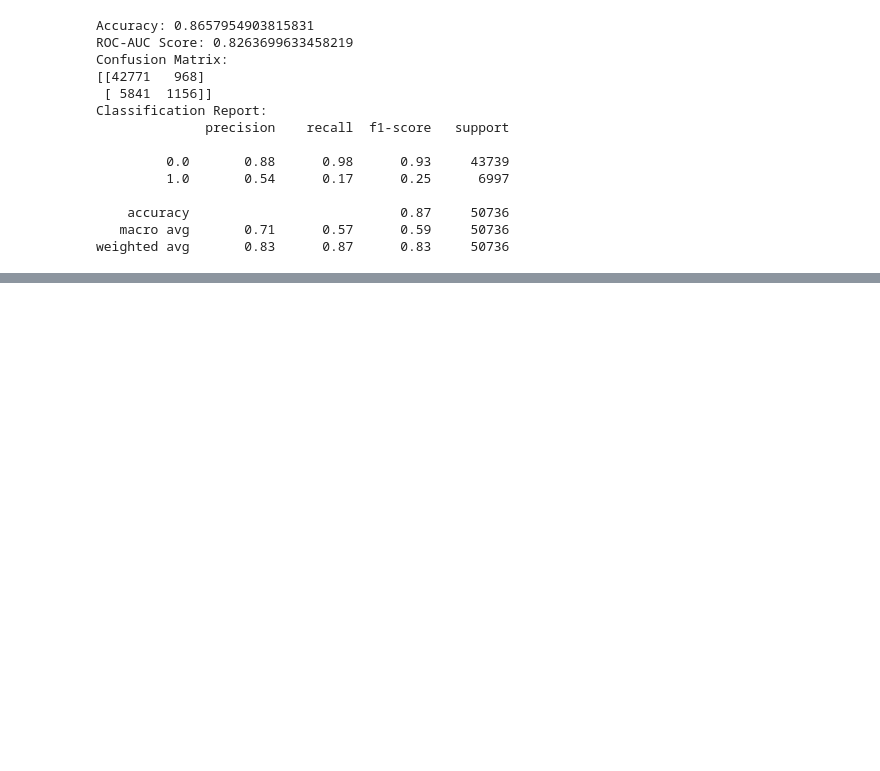
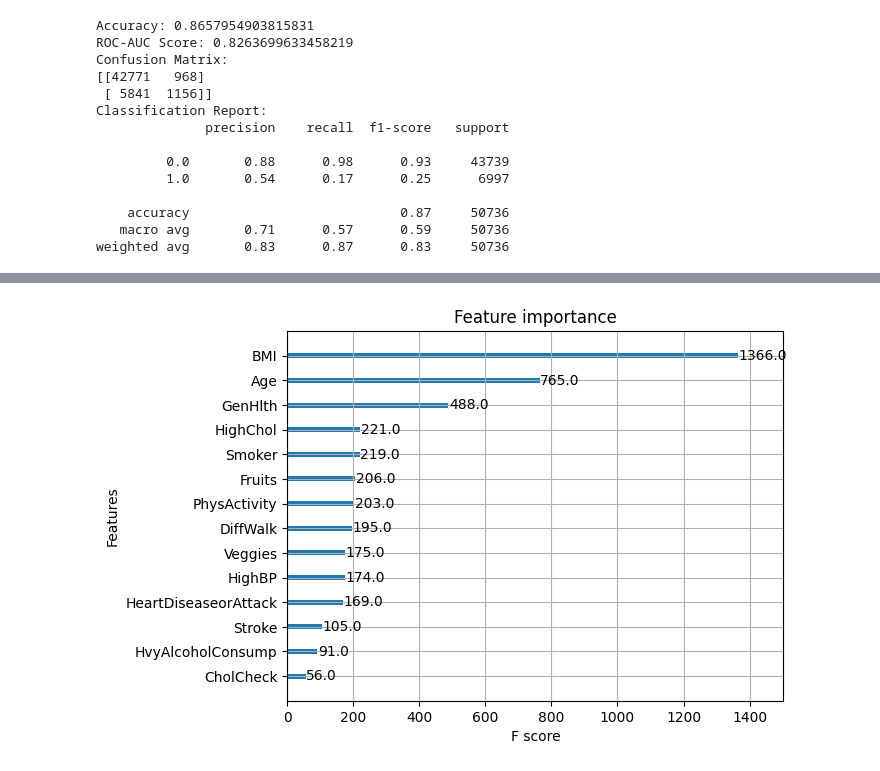
Before and after one commit to JanNordskog/Assignment2DiabetesClassification-, a Jupyter notebook: main.ipynb, the cells around one changed output, grey strips where cells are left out. Cells and saved outputs as stored; diff of their text form; code cells hidden in the pictures; blank space fills up the shorter version.

```diff
--- a/main.ipynb
+++ b/main.ipynb
@@ -291,0 +135,9 @@ print(f"Classification Report:\n{class_report}")
+# %%
+import matplotlib.pyplot as plt
+from xgboost import plot_importance
+
+# Plot feature importances
+plot_importance(xgb_model_precision)
+plt.show()
+# %% [output]
+[figure, added]
```
Also changed, not shown: parts of 12 cells of this notebook.
